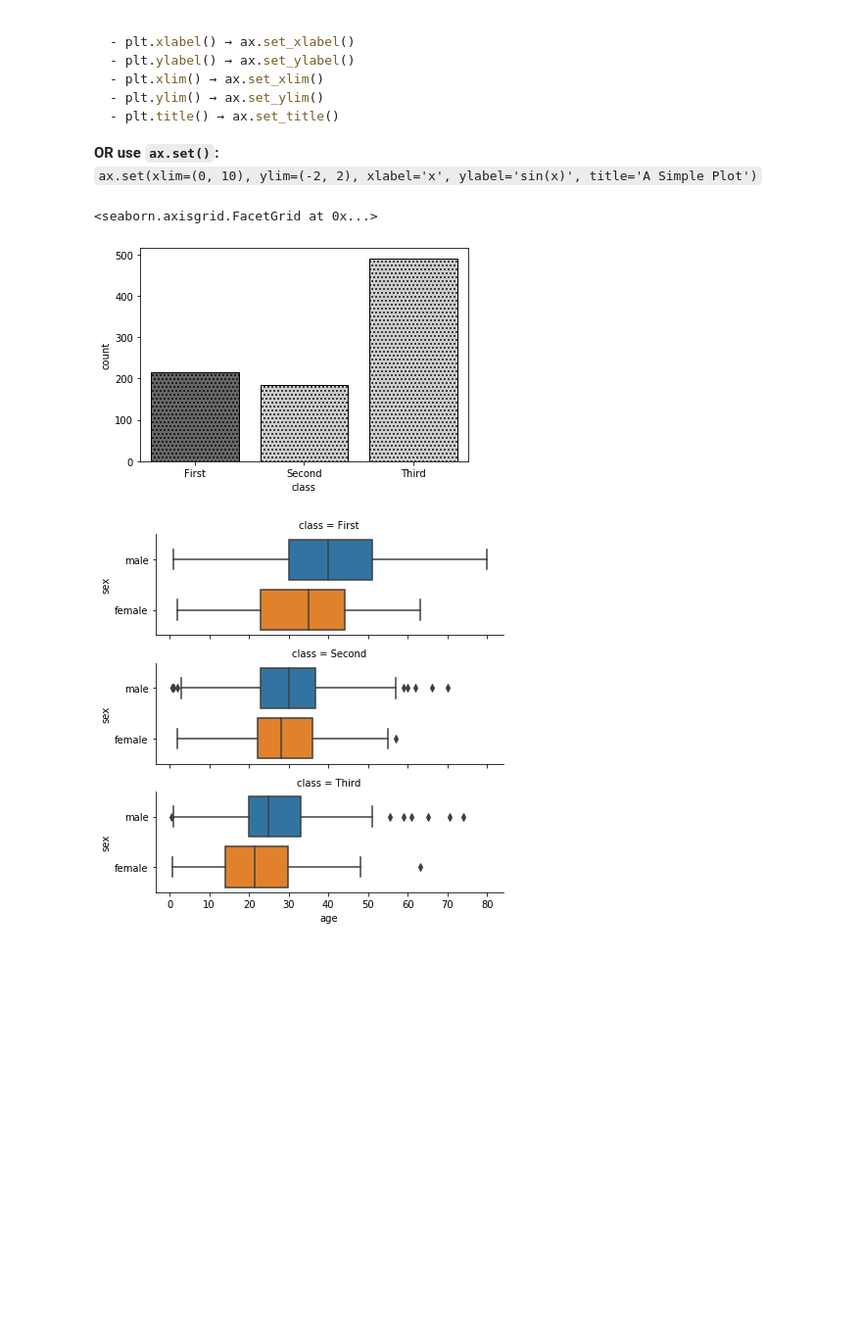
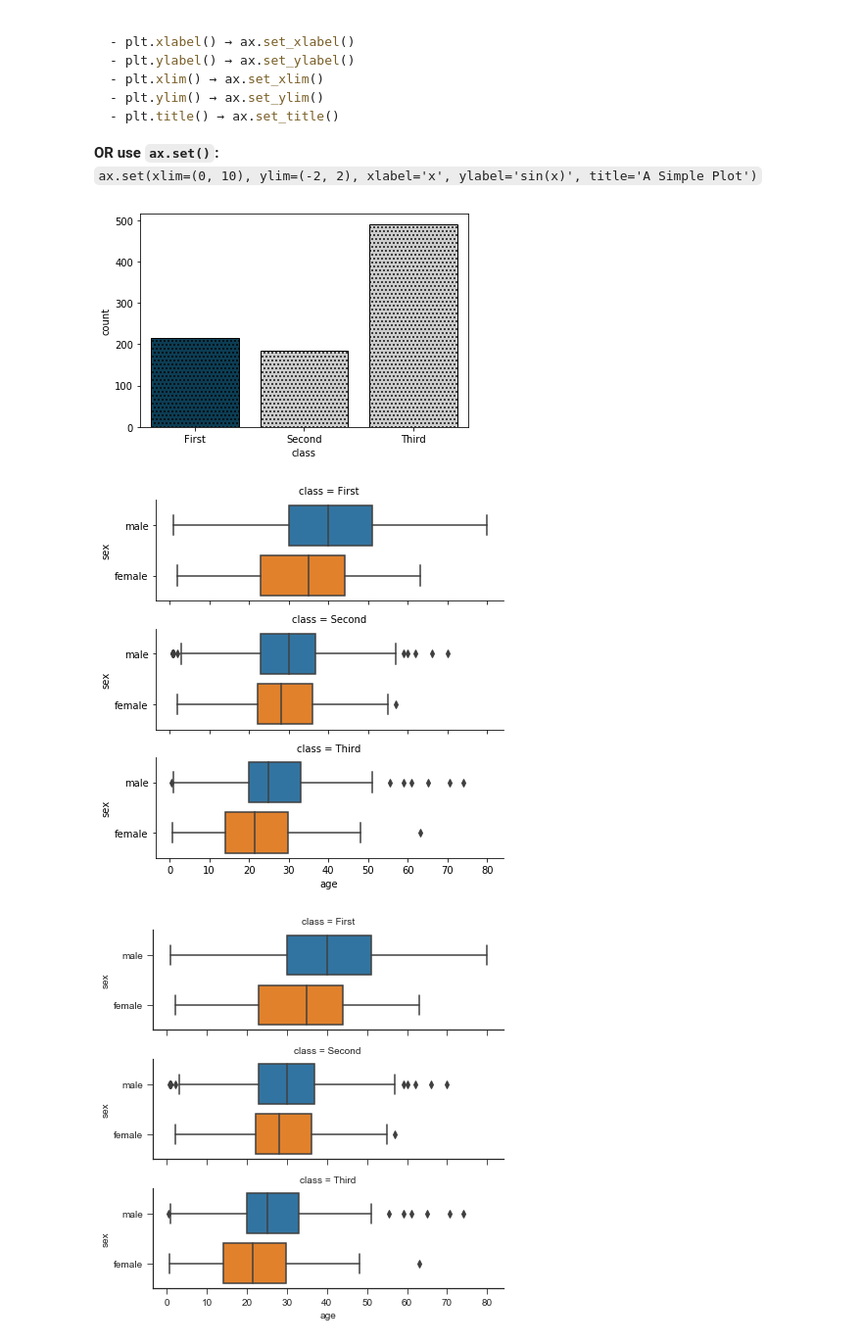
Before and after one commit to moritzwilksch/DataScienceEducation, a Jupyter notebook: PythonForDataScienceHandbook/NotesPythonDSHandbook.ipynb, the cells around one changed output. Shown: that part at 98% size. Cells and saved outputs as stored; diff of their text form; code cells hidden in the pictures; blank space fills up the shorter version.

```diff
--- a/PythonForDataScienceHandbook/NotesPythonDSHandbook.ipynb
+++ b/PythonForDataScienceHandbook/NotesPythonDSHandbook.ipynb
@@ -187,6 +187,7 @@ array(['2015-07-04', '2015-07-05', '2015-07-06', '2015-07-07',
 # Visualizing with Matplotlib
 # %%
 import matplotlib.pyplot as plt
+plt.style.use("fast")
 fig, ax = plt.subplots(1, 2, sharey=True)
 x = np.linspace(0, 10, 100)
 ax[0].plot(x, np.sin(x), linestyle="--")
@@ -207,9 +208,16 @@ ax[1].plot(x, np.cos(x), linestyle=":")
 **OR use `ax.set()`:**
 `ax.set(xlim=(0, 10), ylim=(-2, 2), xlabel='x', ylabel='sin(x)', title='A Simple Plot')`
 # %%
-sns.countplot(data=df, x="class", edgecolor="black", palette=["0.4", "0.8", "0.8"], hatch="...")
-sns.catplot(data=df, row="class",y="sex",x="age", kind="box", orient="h", height=2, aspect=3)
+sns.countplot(data=df, x="class", edgecolor="black", palette=["#004260", "0.8", "0.8"], hatch="...")
+
+with plt.style.context("fast"):
+    sns.catplot(data=df, row="class",y="sex",x="age", kind="box", orient="h", height=2, aspect=3)
+    plt.show()
+
+with plt.style.context("seaborn-ticks"):
+    sns.catplot(data=df, row="class",y="sex",x="age", kind="box", orient="h", height=2, aspect=3)
+    plt.show()
 # %% [output]
-<seaborn.axisgrid.FacetGrid at 0x...>
-[figure, old version]
+[figure, new version]
 [figure]
+[figure, added]
```
Also changed, not shown: parts of 9 cells of this notebook.
